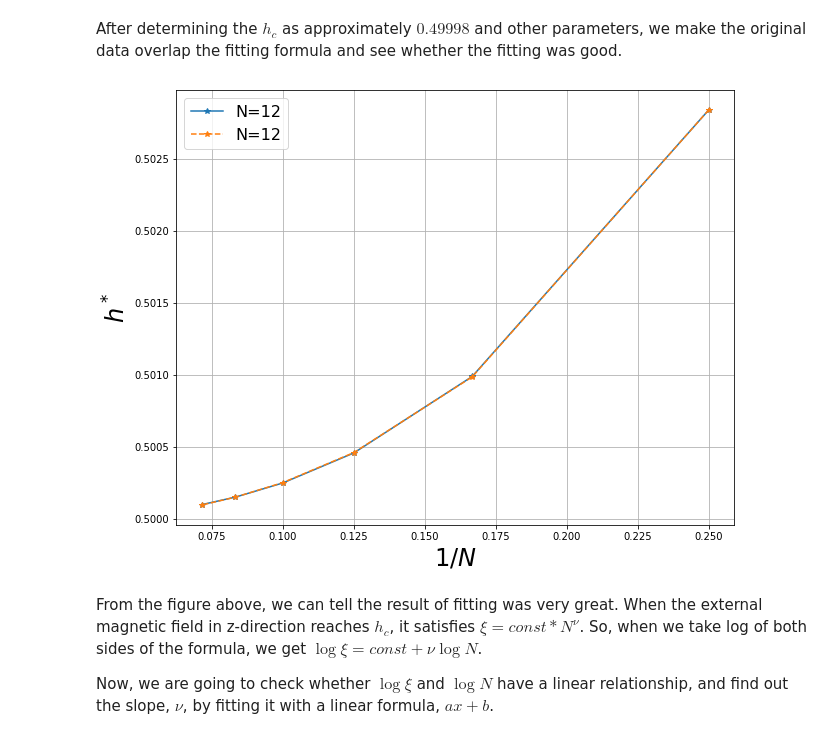
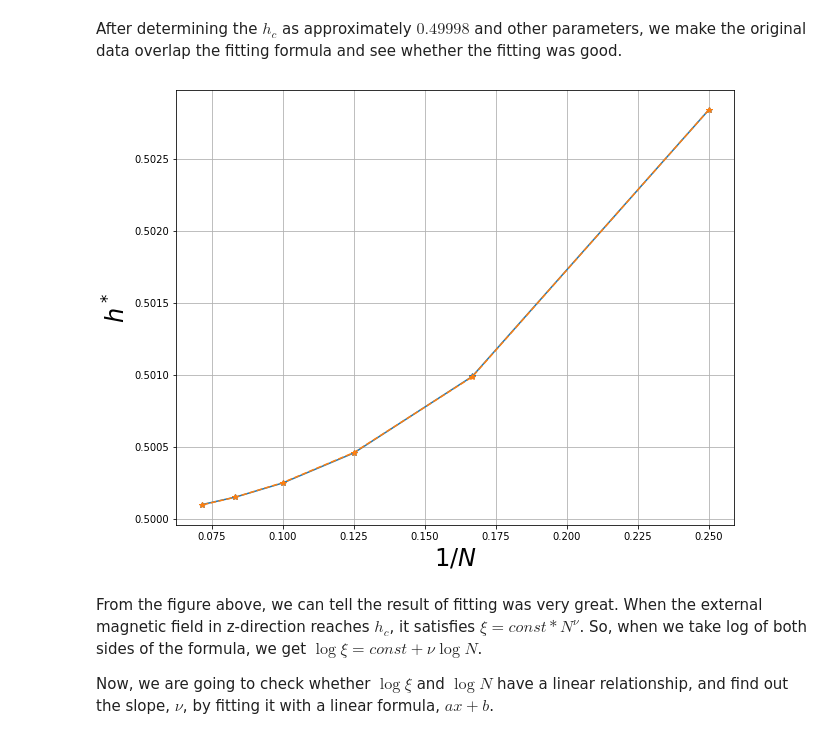
Before and after one commit to kou-yuu-ki/Final-Project-of-Computational-Physics, a Jupyter notebook: First Part__TFIM__The Effect of Various External Bz on its Magnetic Properties.ipynb, the cells around one changed output. Saved outputs shown, nothing was run; the diff lists cells and outputs as text; code cells hidden in the pictures.

```diff
--- a/First Part__TFIM__The Effect of Various External Bz on its Magnetic Properties.ipynb
+++ b/First Part__TFIM__The Effect of Various External Bz on its Magnetic Properties.ipynb
@@ -265,20 +265,19 @@ After determining the $h_c$ as approximately $0.49998$ and other parameters, we
 # %%
 ig, ax = plt.subplots(ncols=1, nrows=1, figsize=(10,8))
 for N in [4, 6, 8, 10, 12]:
     for i in range(h.shape[0]):
         if (save[N][i]-save[N+2][i])*(save[N][i+1]-save[N+2][i+1]) < 0:
             m1 = (save[N][i]-save[N][i+1])/(h[i]-h[i+1])
             m2 = (save[N+2][i]-save[N+2][i+1])/(h[i]-h[i+1])
             x[int((N-4)/2)] = (save[N+2][i]-save[N][i])/(m1 - m2) + h[i]
 
-# xi/L
-ax.plot(1/np.array(xdata), x[:len(xdata)], '*-', 1/np.array(xdata), func(xdata, *popt), '*--', label='N={}'.format(N))
-ax.legend(fontsize=16)
+# h* fitting
+ax.plot(1/np.array(xdata), x[:len(xdata)], '*-', 1/np.array(xdata), func(xdata, *popt), '*--')
 ax.set_xlabel(r'$1/N$',fontsize=24)
 ax.set_ylabel(r'$h^*$',fontsize=24)
 ax.grid()
 # %% [output]
-[figure, old version]
+[figure, new version]
 # %% [markdown]
 From the figure above, we can tell the result of fitting was very great. When the external magnetic field in z-direction reaches $h_c$, it satisfies $\xi = const*N^\nu$. So, when we take log of both sides of the formula, we get $\log{\xi} = const + \nu \log{N}$.
 
```
Also changed, not shown: parts of 6 cells of this notebook.
